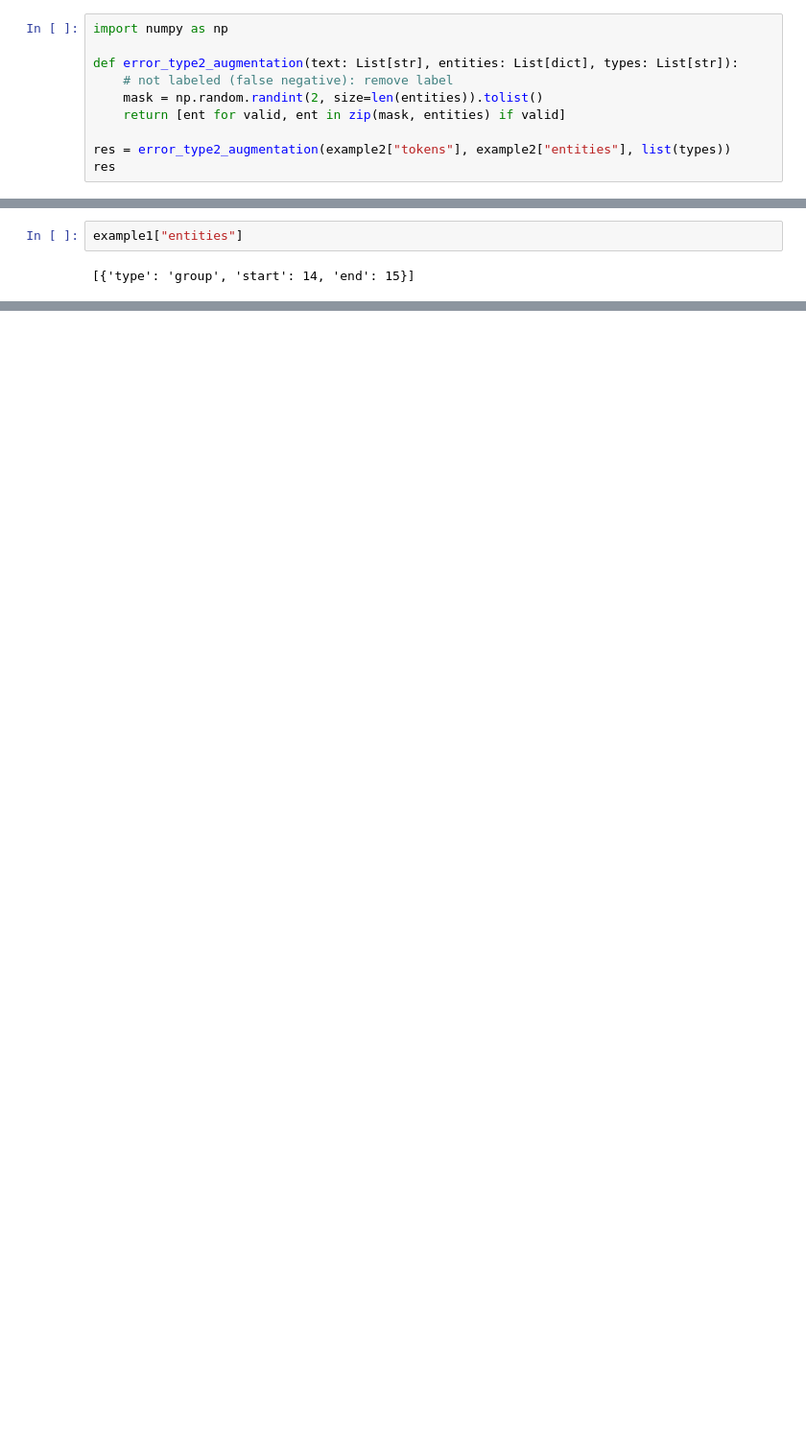
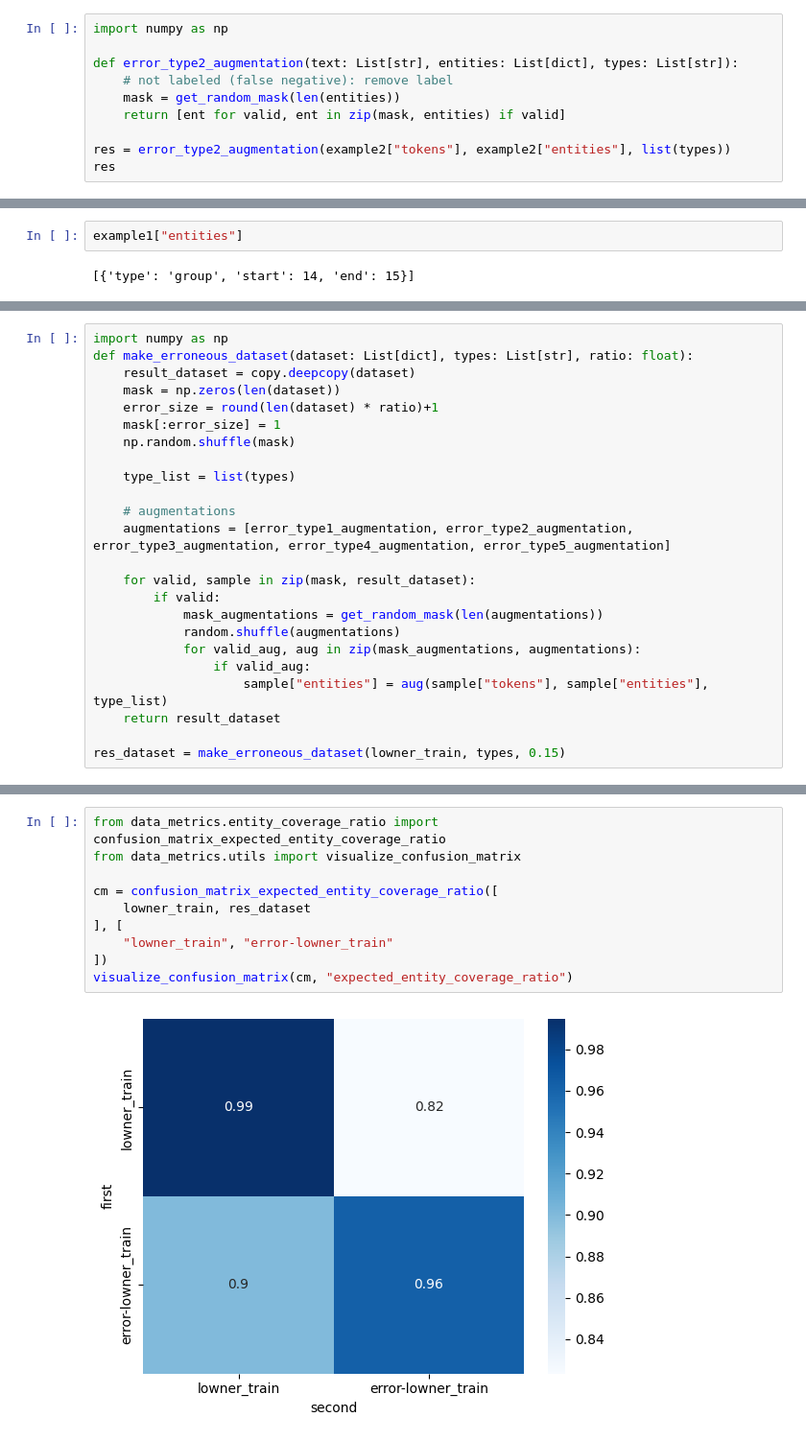
Before and after one commit to roebbert92/thesis, a Jupyter notebook: experiment_02.ipynb, the cells around one changed output, grey strips where cells are left out. Shown at 96% size. Cells and saved outputs as stored; diff of their text form; blank space fills up the shorter version.

Commit message:
label augmentations done; keyboard next

```diff
--- a/experiment_02.ipynb
+++ b/experiment_02.ipynb
@@ -273,7 +253,7 @@ import numpy as np
 
 def error_type2_augmentation(text: List[str], entities: List[dict], types: List[str]):
     # not labeled (false negative): remove label
-    mask = np.random.randint(2, size=len(entities)).tolist()
+    mask = get_random_mask(len(entities))
     return [ent for valid, ent in zip(mask, entities) if valid]
 
 res = error_type2_augmentation(example2["tokens"], example2["entities"], list(types))
@@ -367,0 +460,24 @@ example1["entities"]
+# %%
+import numpy as np
+def make_erroneous_dataset(dataset: List[dict], types: List[str], ratio: float):
+    result_dataset = copy.deepcopy(dataset)
+    mask = np.zeros(len(dataset))
+    error_size = round(len(dataset) * ratio)+1
+    mask[:error_size] = 1
+    np.random.shuffle(mask)
+
+    type_list = list(types)
+
+    # augmentations
+    augmentations = [error_type1_augmentation, error_type2_augmentation, error_type3_augmentation, error_type4_augmentation, error_type5_augmentation]
+
+    for valid, sample in zip(mask, result_dataset):
+        if valid:
+            mask_augmentations = get_random_mask(len(augmentations))
+            random.shuffle(augmentations)
+            for valid_aug, aug in zip(mask_augmentations, augmentations):
+                if valid_aug:
+                    sample["entities"] = aug(sample["tokens"], sample["entities"], type_list)
+    return result_dataset
+
+res_dataset = make_erroneous_dataset(lowner_train, types, 0.15)
@@ -367,0 +486,12 @@ example1["entities"]
+# %%
+from data_metrics.entity_coverage_ratio import confusion_matrix_expected_entity_coverage_ratio
+from data_metrics.utils import visualize_confusion_matrix
+
+cm = confusion_matrix_expected_entity_coverage_ratio([
+    lowner_train, res_dataset
+], [
+    "lowner_train", "error-lowner_train"
+])
+visualize_confusion_matrix(cm, "expected_entity_coverage_ratio")
+# %% [output]
+[figure, added]
```
Also changed, not shown: parts of 13 cells of this notebook.
